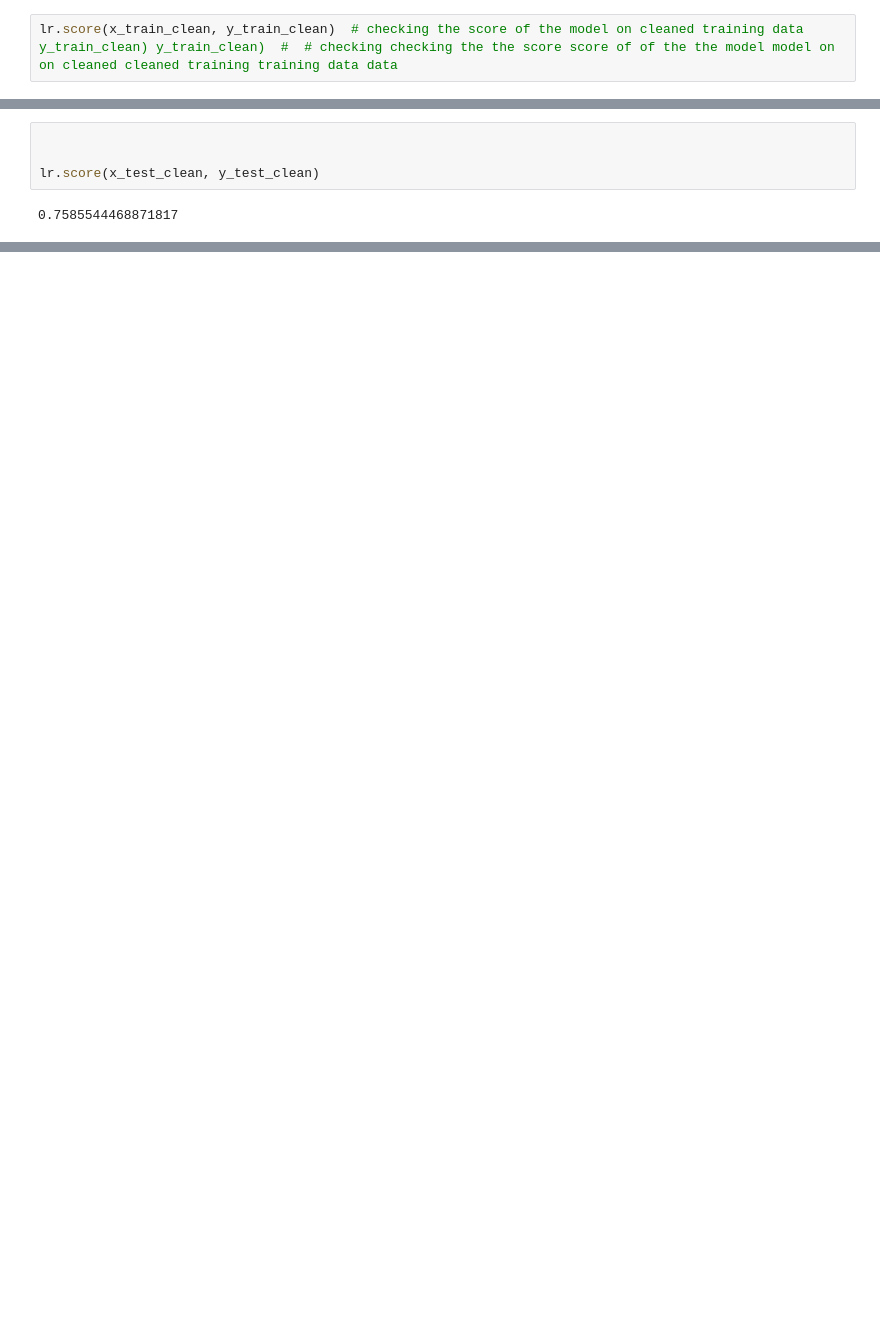
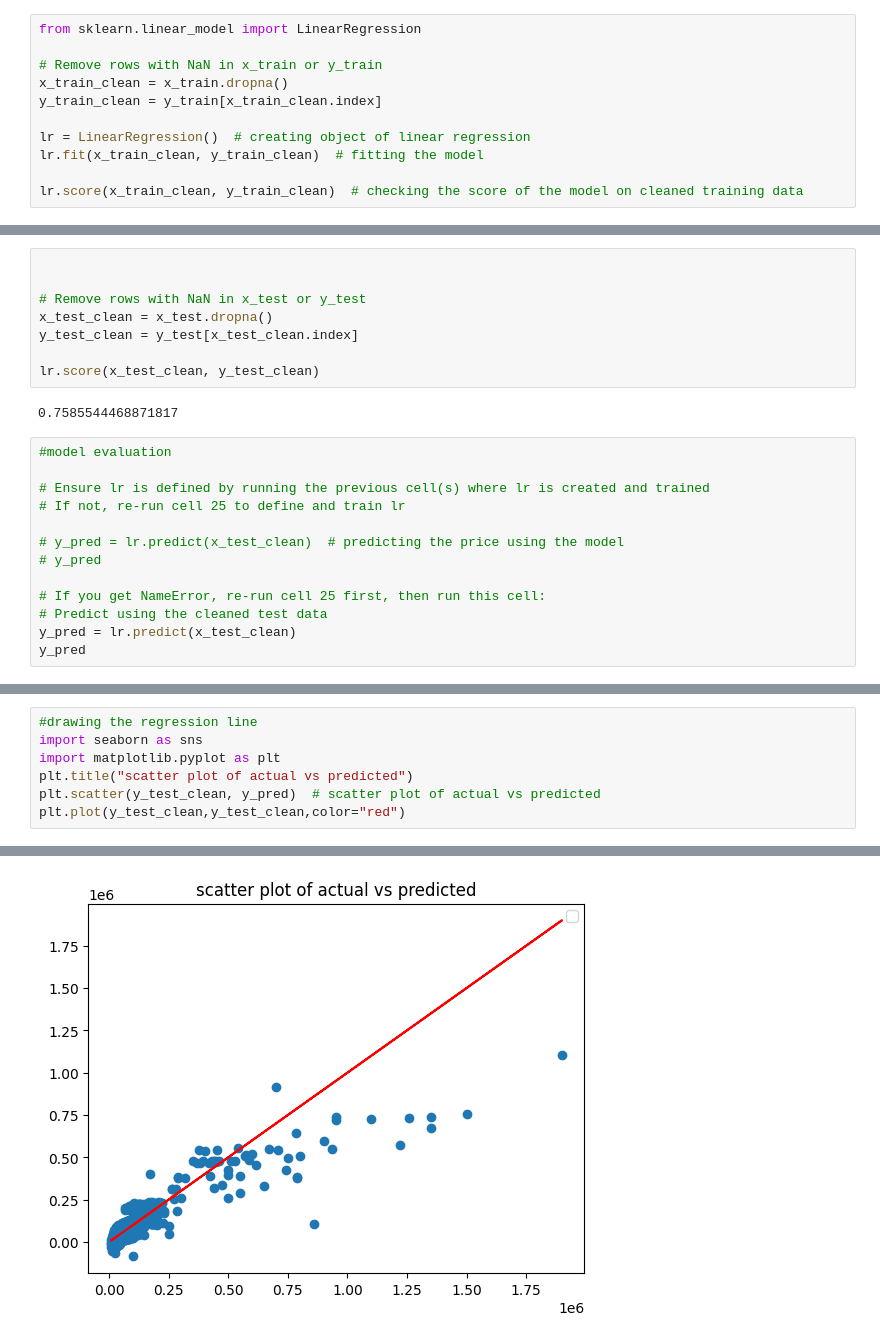
Before and after one commit to Ritesh930/DataScience, a Jupyter notebook: Linearregression/main.ipynb, the cells around one changed output, grey strips where cells are left out. Cells and saved outputs as stored; diff of their text form; blank space fills up the shorter version.

```diff
--- a/Linearregression/main.ipynb
+++ b/Linearregression/main.ipynb
@@ -210,12 +210,38 @@ lr.fit(x_train_clean, y_train_clean)  # fitting the model
 # %% [output]
 LinearRegression()
 # %%
-lr.score(x_train_clean, y_train_clean)  # checking the score of the model on cleaned training data y_train_clean) y_train_clean)  #  # checking checking the the score score of of the the model model on on cleaned cleaned training training data data
+from sklearn.linear_model import LinearRegression
+
+# Remove rows with NaN in x_train or y_train
+x_train_clean = x_train.dropna()
+y_train_clean = y_train[x_train_clean.index]
+
+lr = LinearRegression()  # creating object of linear regression
+lr.fit(x_train_clean, y_train_clean)  # fitting the model
+
+lr.score(x_train_clean, y_train_clean)  # checking the score of the model on cleaned training data
 # %% [output]
 0.7055643295642162
 # %%
 
 
+# Remove rows with NaN in x_test or y_test
+x_test_clean = x_test.dropna()
+y_test_clean = y_test[x_test_clean.index]
+
 lr.score(x_test_clean, y_test_clean)
 # %% [output]
 0.7585544468871817
+# %%
+#model evaluation
+
+# Ensure lr is defined by running the previous cell(s) where lr is created and trained
+# If not, re-run cell 25 to define and train lr
+
+# y_pred = lr.predict(x_test_clean)  # predicting the price using the model
+# y_pred
+
+# If you get NameError, re-run cell 25 first, then run this cell:
+# Predict using the cleaned test data
+y_pred = lr.predict(x_test_clean)
+y_pred
@@ -221,0 +265,8 @@ lr.score(x_test_clean, y_test_clean)
+# %%
+#drawing the regression line
+import seaborn as sns
+import matplotlib.pyplot as plt
+plt.title("scatter plot of actual vs predicted")
+plt.scatter(y_test_clean, y_pred)  # scatter plot of actual vs predicted
+plt.plot(y_test_clean,y_test_clean,color="red")
+# %% [output]
@@ -221,0 +274 @@ lr.score(x_test_clean, y_test_clean)
+[figure, added]
```
Also changed, not shown: parts of 4 cells of this notebook, 2 other files.
